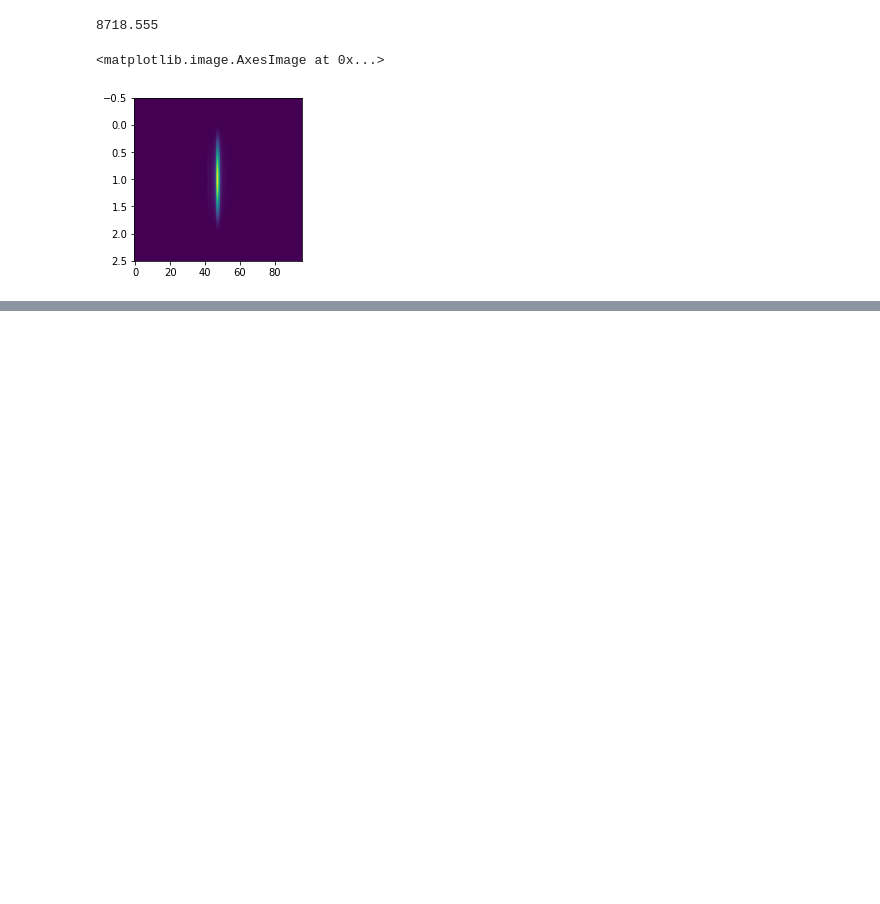
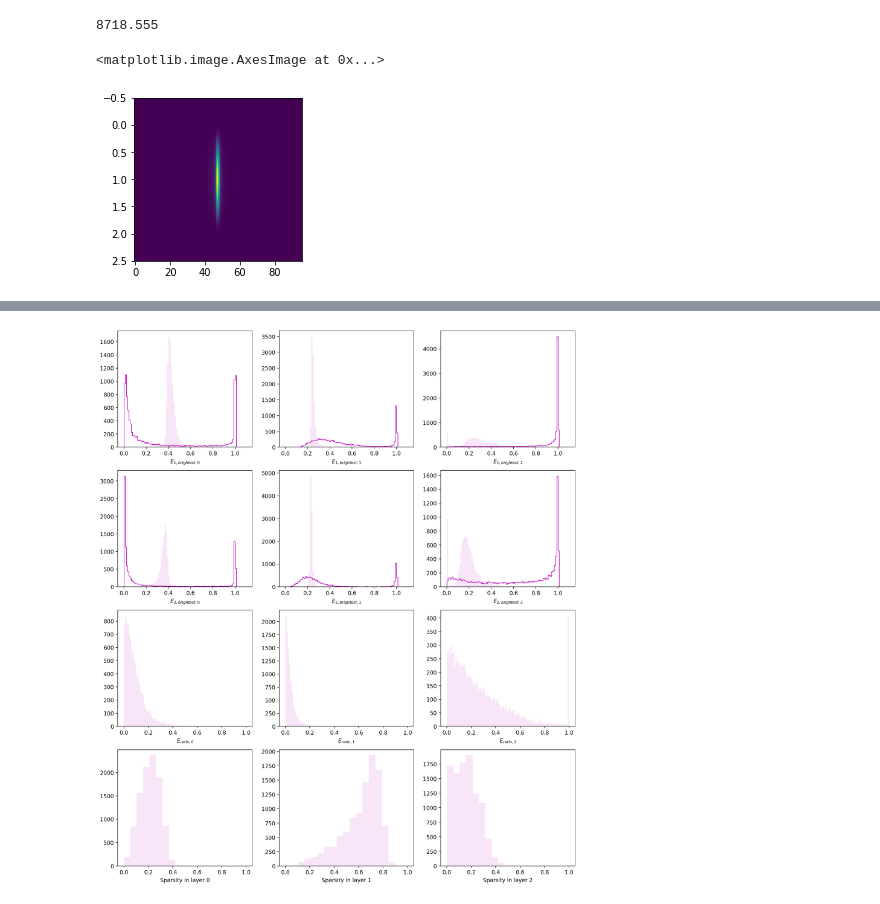
Before and after one commit to haoxing-du/toy-flow, a Jupyter notebook: photon_sampling_all_dims.ipynb, the cells around one changed output, grey strips where cells are left out. Saved outputs shown, nothing was run; the diff lists cells and outputs as text; code cells hidden in the pictures; blank space fills up the shorter version.

```diff
--- a/photon_sampling_all_dims.ipynb
+++ b/photon_sampling_all_dims.ipynb
@@ -465,0 +441,84 @@ plt.imshow(img0s, aspect='auto')
+# %%
+def plot_flow2_hists(energy_voxel, voxels_sampled):
+    fig = plt.figure(figsize=(15, 18))
+    E1b0, E1b1, E1b2 = [], [], []
+    E2b0, E2b1, E2b2 = [], [], []
+    E1b0s, E1b1s, E1b2s = [], [], []
+    E2b0s, E2b1s, E2b2s = [], [], []
+    Eratio0, Eratio1, Eratio2 = [], [], []
+    spar0, spar1, spar2 = [], [], []
+    for voxels in energy_voxel:
+        l0 = np.sort(voxels[:288])
+        l1 = np.sort(voxels[288:432])
+        l2 = np.sort(voxels[432:])
+        E1b0.append(l0[-1])
+        E1b1.append(l1[-1])
+        E1b2.append(l2[-1])
+        E2b0.append(l0[-2])
+        E2b1.append(l1[-2])
+        E2b2.append(l2[-2])
+        Eratio0.append((l0[-1] - l0[-2])/(l0[-1] + l0[-2]))
+        Eratio1.append((l1[-1] - l1[-2])/(l1[-1] + l1[-2]))
+        Eratio2.append((l2[-1] - l2[-2])/(l2[-1] + l2[-2]))
+        spar0.append(np.count_nonzero(l0)/288)
+        spar1.append(np.count_nonzero(l1)/144)
+        spar2.append(np.count_nonzero(l2)/72)
+
+    for voxels in voxels_sampled:
+        l0 = np.sort(voxels[:288])
+        l1 = np.sort(voxels[288:432])
+        l2 = np.sort(voxels[432:])
+        E1b0s.append(l0[-1])
+        E1b1s.append(l1[-1])
+        E1b2s.append(l2[-1])
+        E2b0s.append(l0[-2])
+        E2b1s.append(l1[-2])
+        E2b2s.append(l2[-2])
+
+    plt.subplot(431)
+    #plt.hist(E1b0s)
+    plt.hist(E1b0, bins=np.linspace(0,1.1,100), color='m', alpha=0.1)
+    plt.hist(E1b0s, bins=np.linspace(0,1.1,100), color='m', histtype='step')
+    plt.xlabel("$E_{1,brightest,0}$")
+    plt.subplot(432)
+    plt.hist(E1b1, bins=np.linspace(0,1.1,100), color='m', alpha=0.1)
+    plt.hist(E1b1s, bins=np.linspace(0,1.1,100), color='m', histtype='step')
+    plt.xlabel("$E_{1,brightest,1}$")
+    plt.subplot(433)
+    plt.hist(E1b2, bins=np.linspace(0,1.1,100), color='m', alpha=0.1)
+    plt.hist(E1b2s, bins=np.linspace(0,1.1,100), color='m', histtype='step')
+    plt.xlabel("$E_{1,brightest,2}$")
+    plt.subplot(434)
+    plt.hist(E2b0, bins=np.linspace(0,1.1,100), color='m', alpha=0.1)
+    plt.hist(E2b0s, bins=np.linspace(0,1.1,100), color='m', histtype='step')
+    plt.xlabel("$E_{2,brightest,0}$")
+    plt.subplot(435)
+    plt.hist(E2b1, bins=np.linspace(0,1.1,100), color='m', alpha=0.1)
+    plt.hist(E2b1s, bins=np.linspace(0,1.1,100), color='m', histtype='step')
+    plt.xlabel("$E_{2,brightest,1}$")
+    plt.subplot(436)
+    plt.hist(E2b2, bins=np.linspace(0,1.1,100), color='m', alpha=0.1)
+    plt.hist(E2b2s, bins=np.linspace(0,1.1,100), color='m', histtype='step')
+    plt.xlabel("$E_{2,brightest,2}$")
+    plt.subplot(437)
+    plt.hist(Eratio0, bins=np.linspace(0,1,100), color='m', alpha=0.1)
+    plt.xlabel("$E_{ratio,0}$")
+    plt.subplot(438)
+    plt.hist(Eratio1, bins=np.linspace(0,1,100), color='m', alpha=0.1)
+    plt.xlabel("$E_{ratio,1}$")
+    plt.subplot(439)
+    plt.hist(Eratio2, bins=np.linspace(0,1,100), color='m', alpha=0.1)
+    plt.xlabel("$E_{ratio,2}$")
+    plt.subplot(4,3,10)
+    plt.hist(spar0, bins=np.linspace(0,1,20), color='m', alpha=0.1)
+    plt.xlabel("Sparsity in layer 0")
+    plt.subplot(4,3,11)
+    plt.hist(spar1, bins=np.linspace(0,1,20), color='m', alpha=0.1)
+    plt.xlabel("Sparsity in layer 1")
+    plt.subplot(4,3,12)
+    plt.hist(spar2, bins=np.linspace(0,1,20), color='m', alpha=0.1)
+    plt.xlabel("Sparsity in layer 2")
+
+plot_flow2_hists(energy_voxel[:10000], voxels_sampled)
+# %% [output]
+[figure, added]
```
Also changed, not shown: parts of 17 cells of this notebook, 1 other file.
